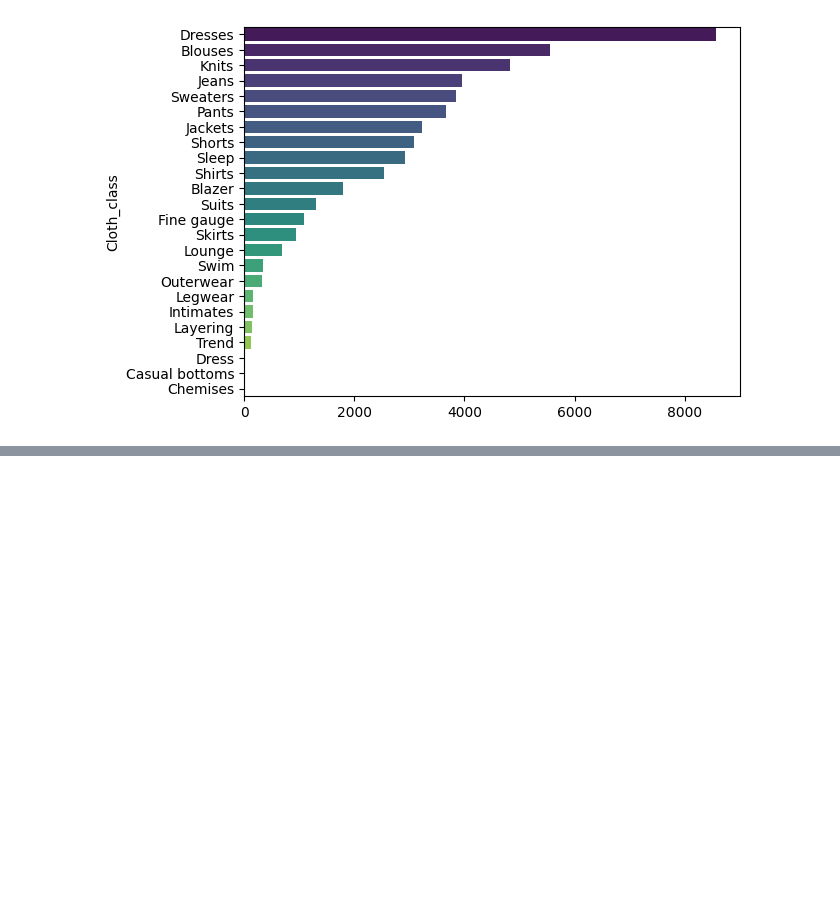
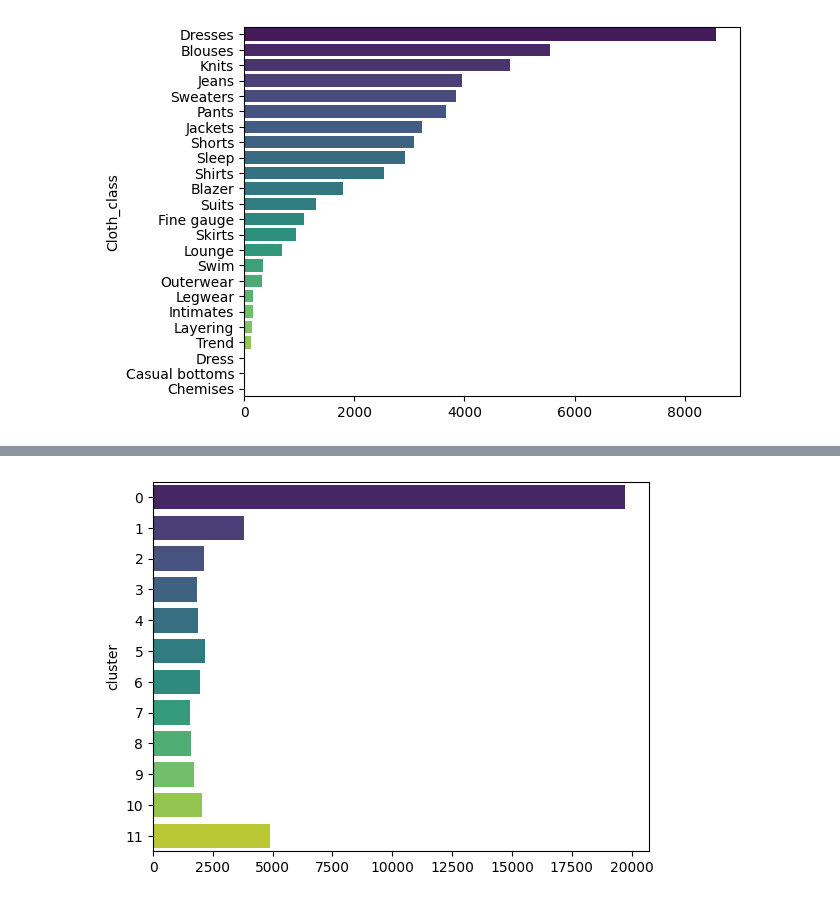
Before and after one commit to lucavribeiro/Inf1038, a Jupyter notebook: inf1038-nlp.ipynb, the cells around one changed output, grey strips where cells are left out. Drawn from its saved outputs; the diff is of its cells as text; code cells hidden in the pictures; blank space fills up the shorter version.

Commit message:
Update cluster

```diff
--- a/inf1038-nlp.ipynb
+++ b/inf1038-nlp.ipynb
@@ -116,11 +120,11 @@ Wall time: 2.48 s
 # %%
 inertias = list()
-ranges = list(range(3, 12))
+ranges = list(range(7, 13))
 
 kmeans_models = dict()
 
 for n in ranges:
-    kmeans = KMeans(n_clusters = n, n_init = 14)
+    kmeans = KMeans(n_clusters = n, n_init = 124)
 
     kmeans.fit(text_all)
 
@@ -137,0 +140,4 @@ ValueError: All arrays must be of the same length
+# %%
+kmeans12 = KMeans(n_clusters = 12, n_init = 304, random_state = 1)
+
+kmeans12.fit(text_all)
@@ -137,0 +146,6 @@ ValueError: All arrays must be of the same length
+# %%
+cluster_df = clean_df.copy()
+
+cluster_df['cluster'] = kmeans12.labels_
+
+display(cluster_df)
@@ -137,0 +166,8 @@ ValueError: All arrays must be of the same length
+# %%
+total_cluster = cluster_df['cluster'].value_counts()
+
+sns.barplot(y = total_cluster.index, x = total_cluster.values, palette = 'viridis', orient = 'h')
+
+plt.show()
+# %% [output]
+[figure, added]
```
Also changed, not shown: parts of 15 cells of this notebook.
